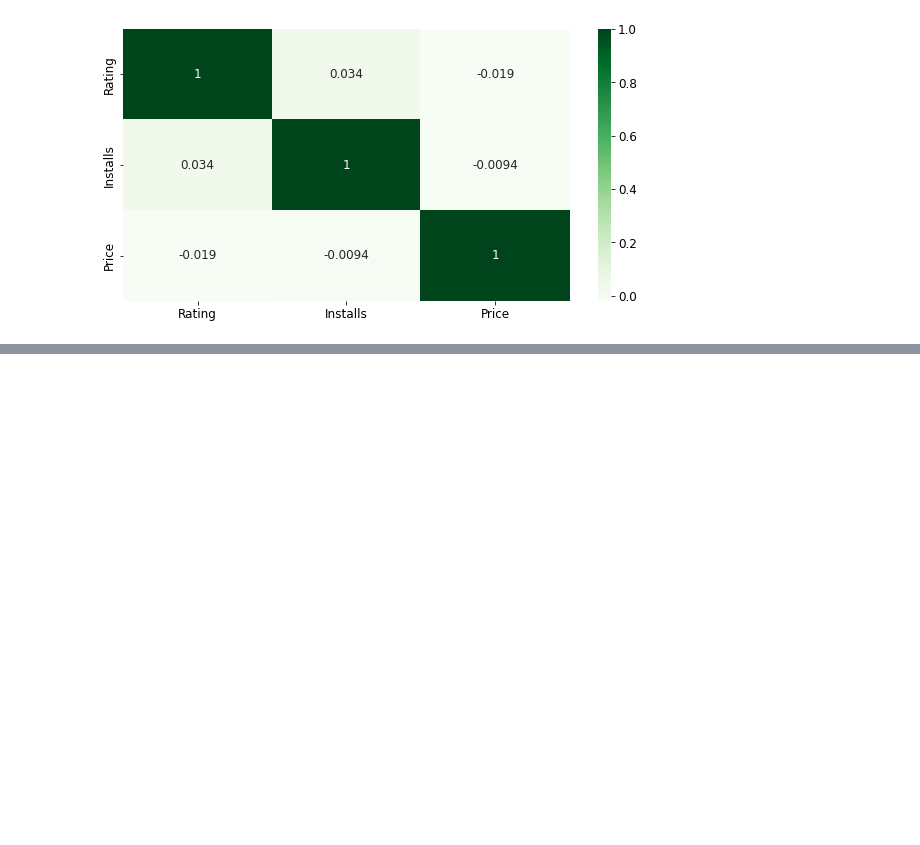
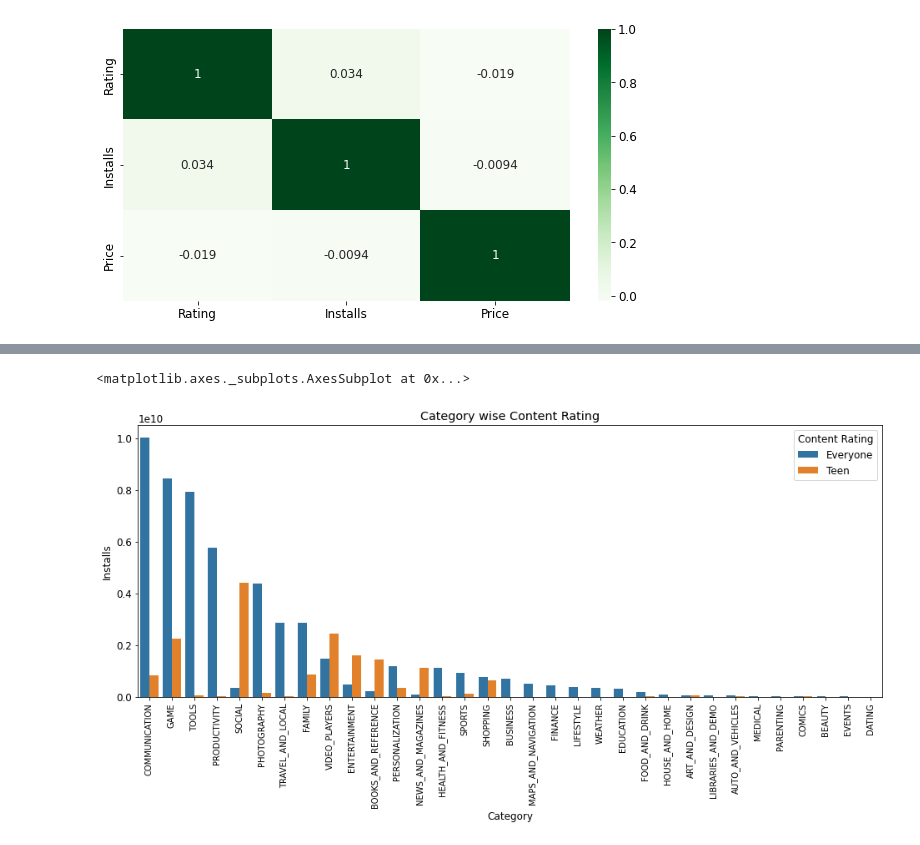
Before and after one commit to P-Sushma6/Google-Playstore-Apps-Reviews-Analysis, a Jupyter notebook: Play_Store_App_Analysis_Capstone_Project.ipynb, the cells around one changed output, grey strips where cells are left out. Saved outputs shown, nothing was run; the diff lists cells and outputs as text; code cells hidden in the pictures; blank space fills up the shorter version.

```diff
--- a/Play_Store_App_Analysis_Capstone_Project.ipynb
+++ b/Play_Store_App_Analysis_Capstone_Project.ipynb
@@ -450,0 +490,4 @@ sns.heatmap(corr,annot=True, cmap='Greens')
+# %%
+Content_rating=playstoredf[(playstoredf['Content Rating']=='Everyone') | (playstoredf['Content Rating']=='Teen')]
+# %%
+Category_Content_rating=Content_rating.groupby(['Category','Content Rating'])['Installs'].sum().reset_index().fillna(0).sort_values('Installs',ascending=False)
@@ -450,0 +511,9 @@ sns.heatmap(corr,annot=True, cmap='Greens')
+# %%
+plt.figure(figsize=(16,6))
+
+plt.xticks(rotation=90,fontsize=10)
+plt.title('Category wise Content Rating')
+sns.barplot(x='Category',y='Installs',hue='Content Rating',data=Category_Content_rating)
+# %% [output]
+<matplotlib.axes._subplots.AxesSubplot at 0x...>
+[figure, added]
```
Also changed, not shown: parts of 5 cells of this notebook.
